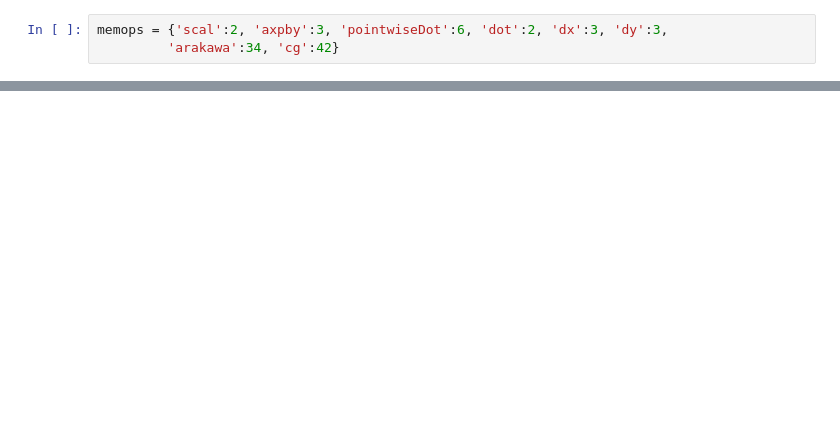
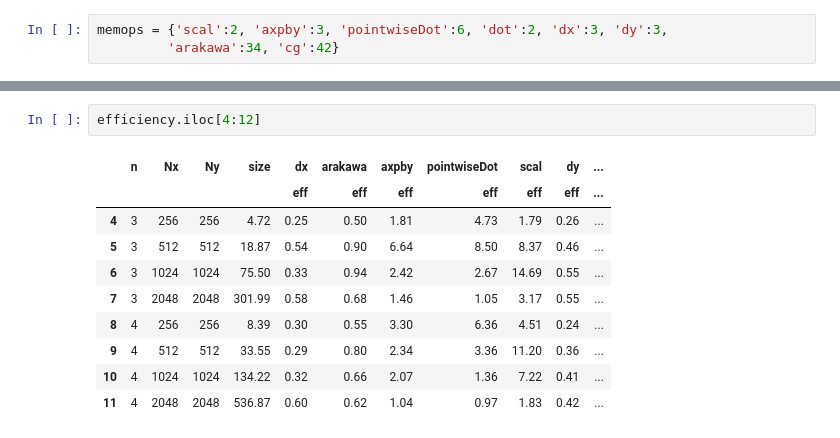
Before and after one commit to mwiesenberger/performance, a Jupyter notebook: analysis.ipynb, the cells around one changed output, grey strips where cells are left out. Drawn from its saved outputs; the diff is of its cells as text; blank space fills up the shorter version.

```diff
--- a/analysis.ipynb
+++ b/analysis.ipynb
@@ -69,0 +83,13 @@ dfr
+# %%
+efficiency.iloc[4:12]
+# %% [output]
+|  | n | Nx | Ny | size | dx | arakawa | axpby | pointwiseDot | scal | dy | ... |
+|  |  |  |  |  | eff | eff | eff | eff | eff | eff | ... |
+| 4 | 3 | 256 | 256 | 4.72 | 0.25 | 0.50 | 1.81 | 4.73 | 1.79 | 0.26 | ... |
+| 5 | 3 | 512 | 512 | 18.87 | 0.54 | 0.90 | 6.64 | 8.50 | 8.37 | 0.46 | ... |
+| 6 | 3 | 1024 | 1024 | 75.50 | 0.33 | 0.94 | 2.42 | 2.67 | 14.69 | 0.55 | ... |
+| 7 | 3 | 2048 | 2048 | 301.99 | 0.58 | 0.68 | 1.46 | 1.05 | 3.17 | 0.55 | ... |
+| 8 | 4 | 256 | 256 | 8.39 | 0.30 | 0.55 | 3.30 | 6.36 | 4.51 | 0.24 | ... |
+| 9 | 4 | 512 | 512 | 33.55 | 0.29 | 0.80 | 2.34 | 3.36 | 11.20 | 0.36 | ... |
+| 10 | 4 | 1024 | 1024 | 134.22 | 0.32 | 0.66 | 2.07 | 1.36 | 7.22 | 0.41 | ... |
+| 11 | 4 | 2048 | 2048 | 536.87 | 0.60 | 0.62 | 1.04 | 0.97 | 1.83 | 0.42 | ... |
```
Also changed, not shown: parts of 8 cells of this notebook, 21 other files.
